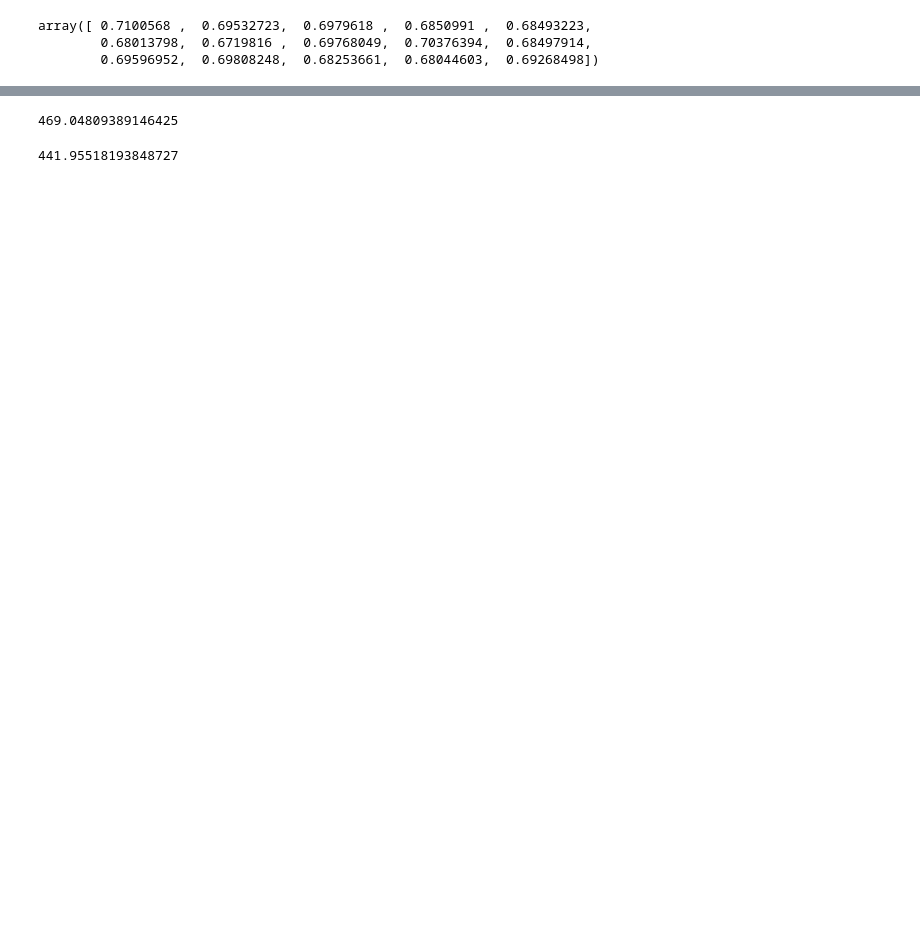
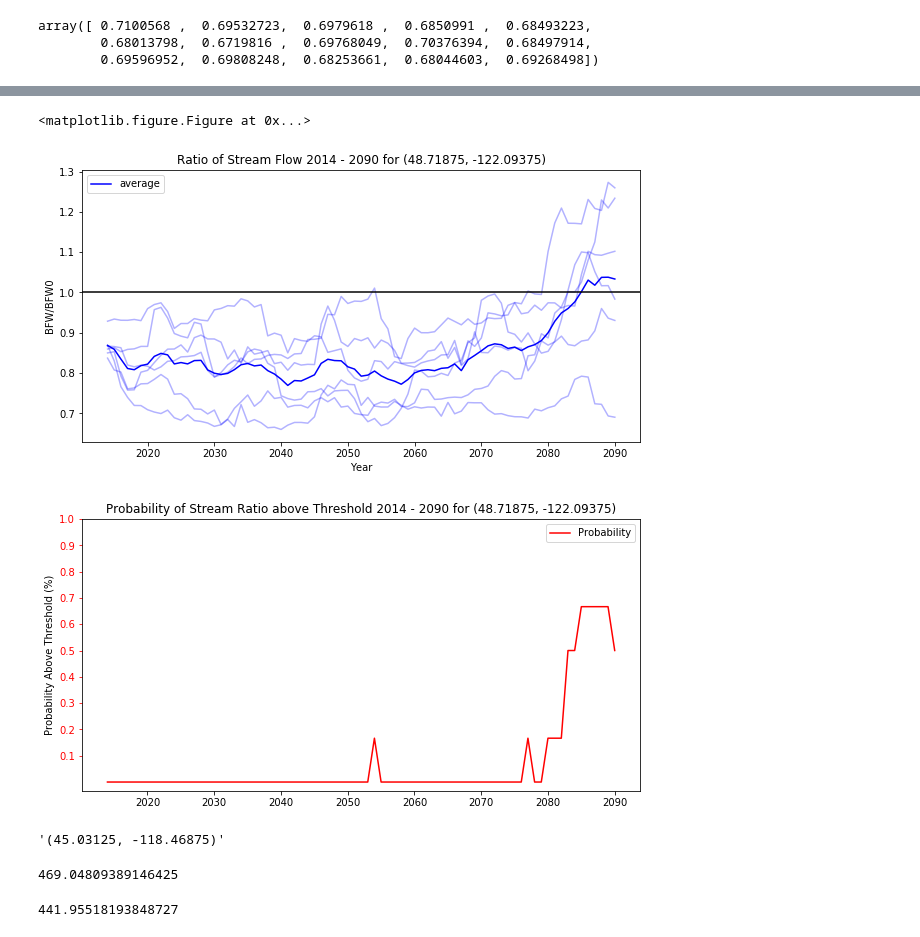
Before and after one commit to ao6372/WashingtonWaterways, a Jupyter notebook: dataset exploration-laptop.ipynb, the cells around one changed output, grey strips where cells are left out. Cells and saved outputs as stored; diff of their text form; code cells hidden in the pictures; blank space fills up the shorter version.

```diff
--- a/dataset exploration-laptop.ipynb
+++ b/dataset exploration-laptop.ipynb
@@ -195,0 +267,13 @@ def plot_dist_quantiles(yearstart, yearend, df):
+# %%
+
+coord='(48.71875, -122.09375)'
+startyear=2013
+endyear=2090
+thresh=1
+paths=dfpathsB1
+
+make_plot(coord, startyear, endyear, thresh, paths)
+# %% [output]
+<matplotlib.figure.Figure at 0x...>
+[figure, added]
+[figure, added]
@@ -196,3 +284,7 @@ def plot_dist_quantiles(yearstart, yearend, df):
+# %%
+cols[100]
+# %% [output]
+'(45.03125, -118.46875)'
 # %%
 lowdf=gev_samples_allyears(startyear=2020, coord='(48.71875, -122.09375)', endyear=2099, dfsource=dfexample)
 # %%
```
Also changed, not shown: parts of 20 cells of this notebook, 5 other files.
